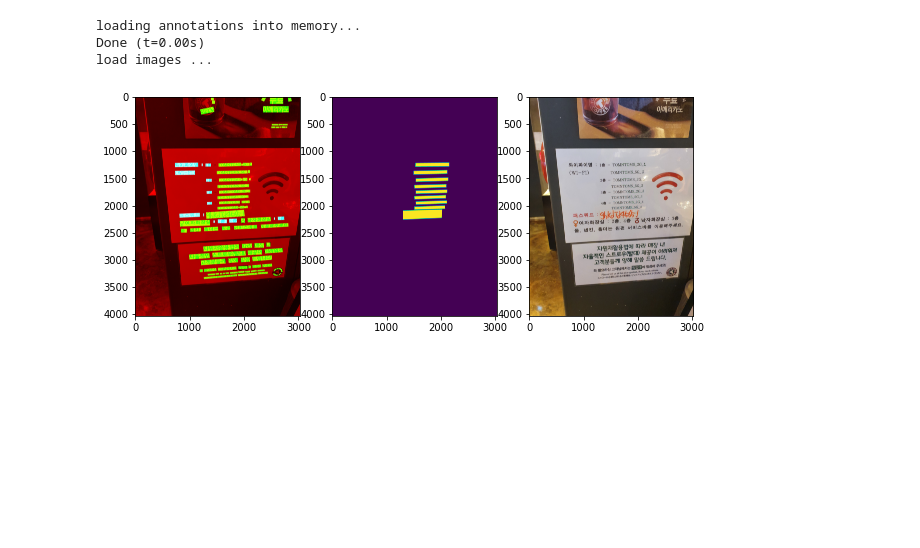
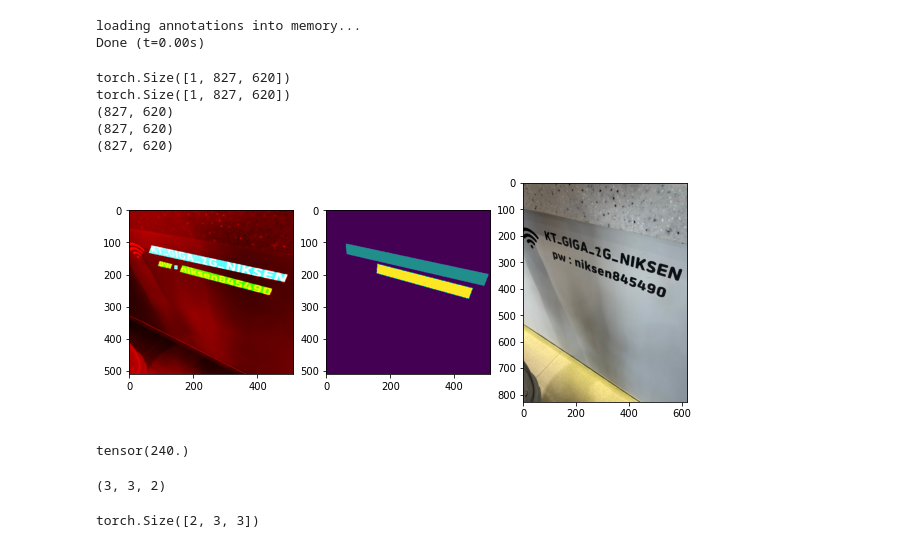
Before and after one commit to boostcampaitech3/final-project-level3-cv-04, a Jupyter notebook: code/dataset_visualization.ipynb, the cells around one changed output. Saved outputs shown, nothing was run; the diff lists cells and outputs as text; code cells hidden in the pictures; blank space fills up the shorter version.

```diff
--- a/code/dataset_visualization.ipynb
+++ b/code/dataset_visualization.ipynb
@@ -4,42 +4,80 @@ import torch
 import torchvision
 from PIL import Image,ImageOps
 import os
+import albumentations as A
+from albumentations.pytorch import ToTensorV2
 
-ann_path = '/opt/ml/upstage_OCR/Data set/annotations/general_00_10.json'
+ann_path = '/opt/ml/upstage_OCR/Data set/annotations/general_82_114.json'
 ocr_url = "http://118.222.179.32:30000/ocr/"
 image_root = '/opt/ml/upstage_OCR/Data set/real data/general'
 device = torch.device('cuda:0' if torch.cuda.is_available() else 'cpu')
 
-dset = dataset.WifiDataset_segmentation(ann_path, ocr_url, image_root, device)
+transform = A.Compose([
+    A.Resize(512,512),
+    # A.GaussNoise(var_limit=(50,100)),
+    # A.MotionBlur(blur_limit=5),
+    # A.Blur(5),
+    # A.OneOf([
+    #     A.ShiftScaleRotate(rotate_limit=(-45,45),p=1),
+    #     # A.ElasticTransform(sigma=30,alpha_affine=30,p=1),
+    #     ],p=0.5),
+    ToTensorV2()
+    ])
+dset = dataset.WifiDataset_segmentation(ann_path, ocr_url, image_root, preload=False, transform=transform)
 # %% [output]
 loading annotations into memory...
 Done (t=0.00s)
-load images ...
 # %%
-idx = 0
-x,y = dset[idx]
-image_name =dset.img_names[idx][idx]['file_name']
+idx = 1
+x,y,info,mask_list = dset[idx]
+image_name =info[0]['file_name']
 image = Image.open(os.path.join(dset.img_root,image_name))
 image = ImageOps.exif_transpose(image)
-image = torchvision.transforms.ToTensor()(image).to(device)
+image = torchvision.transforms.ToTensor()(image)
+# %% [output]
+torch.Size([1, 827, 620])
+torch.Size([1, 827, 620])
+(827, 620)
+(827, 620)
+(827, 620)
 # %%
 import matplotlib.pyplot as plt
 import torchvision
 t = torchvision.transforms.Compose(
     [torchvision.transforms.ToPILImage()]
 )
 
 plt.figure(figsize=(10,10))
 
 plt.subplot(1,3,1)
 plt.imshow(t(x))
 
 plt.subplot(1,3,2)
-plt.imshow(t(y))
+plt.imshow(t(y.type(torch.FloatTensor)*0.5))
 
 plt.subplot(1,3,3)
-plt.imshow(t(y+image))
+plt.imshow(t(image))
 
 plt.show()
 # %% [output]
-[figure, old version]
+[figure, new version]
+# %%
+print(torch.max(x[0]))
+# %% [output]
+tensor(240.)
+# %%
+import numpy as np
+
+a = np.zeros((3,3,1))
+b = np.zeros((3,3,1))
+
+a_b = np.concatenate((a,b),axis=2)
+a_b.shape
+# %% [output]
+(3, 3, 2)
+# %%
+import torchvision
+
+torchvision.transforms.ToTensor()(a_b).shape
+# %% [output]
+torch.Size([2, 3, 3])
```
Also changed, not shown: 5 other files.
